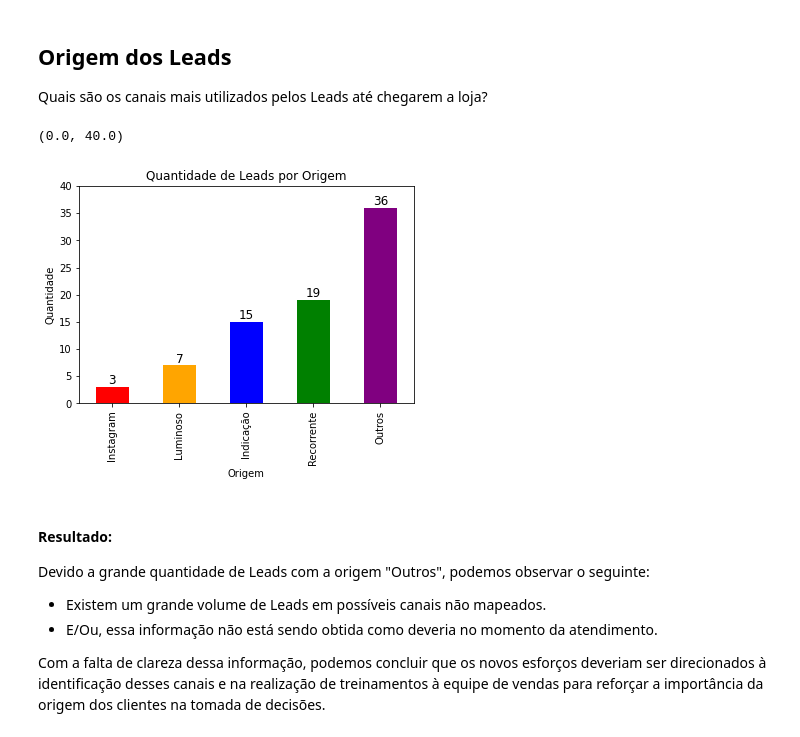
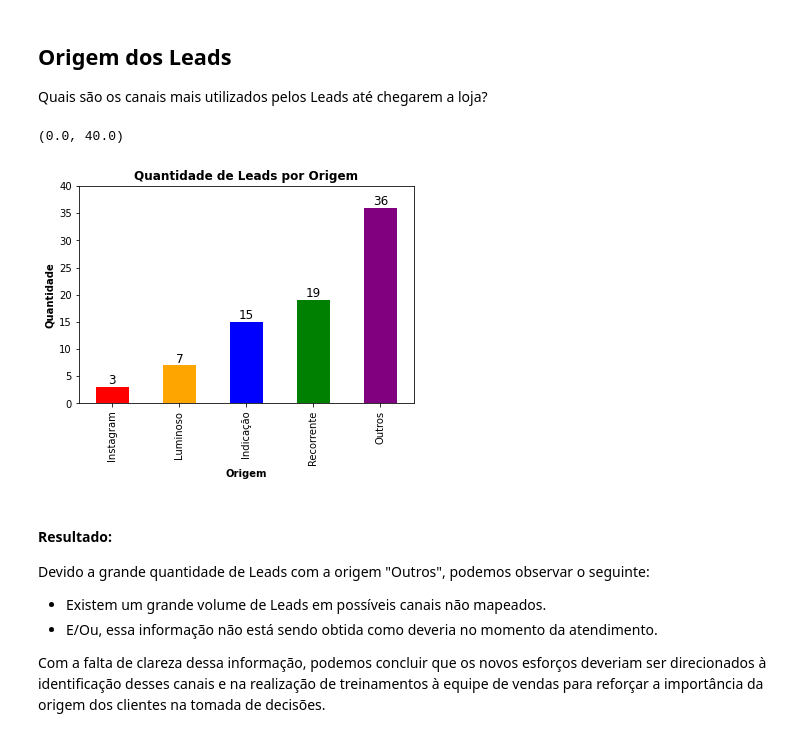
Before and after one commit to hgosouza1/Data-Science, a Jupyter notebook: Projeto Pessoal/Estética Automotiva/relatorio_geral_negocio.ipynb, the cells around one changed output. Saved outputs shown, nothing was run; the diff lists cells and outputs as text; code cells hidden in the pictures.

```diff
--- a/Projeto Pessoal/Estética Automotiva/relatorio_geral_negocio.ipynb
+++ b/Projeto Pessoal/Estética Automotiva/relatorio_geral_negocio.ipynb
@@ -369,33 +351,33 @@ Quais são os canais mais utilizados pelos Leads até chegarem a loja?
 # %%
 #Agrupando as origens
 origem = dados.groupby(['origem']).size()
 
 #Ordenando os dados em ordem crescente
 origem = origem.sort_values()
 
 #Função para adicionar rótulos de valor
 def labelorigem(x,y):
     for i in range(len(x)):
         plt.text(i, y[i], y[i],
                  horizontalalignment='center',
                  verticalalignment='bottom',
                  fontdict={'fontweight':500, 'size':12})
 
 x = origem
 y = origem
 
 #Gerando o gráfico e alterando as cores
 grafico = origem.plot.bar(color=['red', 'orange', 'blue', 'green', 'purple'])
 
 #Títulos e nome dos eixos
 labelorigem(x, y)
-plt.title('Quantidade de Leads por Origem')
-plt.xlabel('Origem')
-plt.ylabel('Quantidade')
+plt.title('Quantidade de Leads por Origem', weight=700)
+plt.xlabel('Origem', weight=600)
+plt.ylabel('Quantidade', weight=600)
 plt.ylim(0, 40)
 # %% [output]
 (0.0, 40.0)
-[figure, old version]
+[figure, new version]
 # %% [markdown]
 #### Resultado:
 
```
Also changed, not shown: parts of 17 cells of this notebook.
